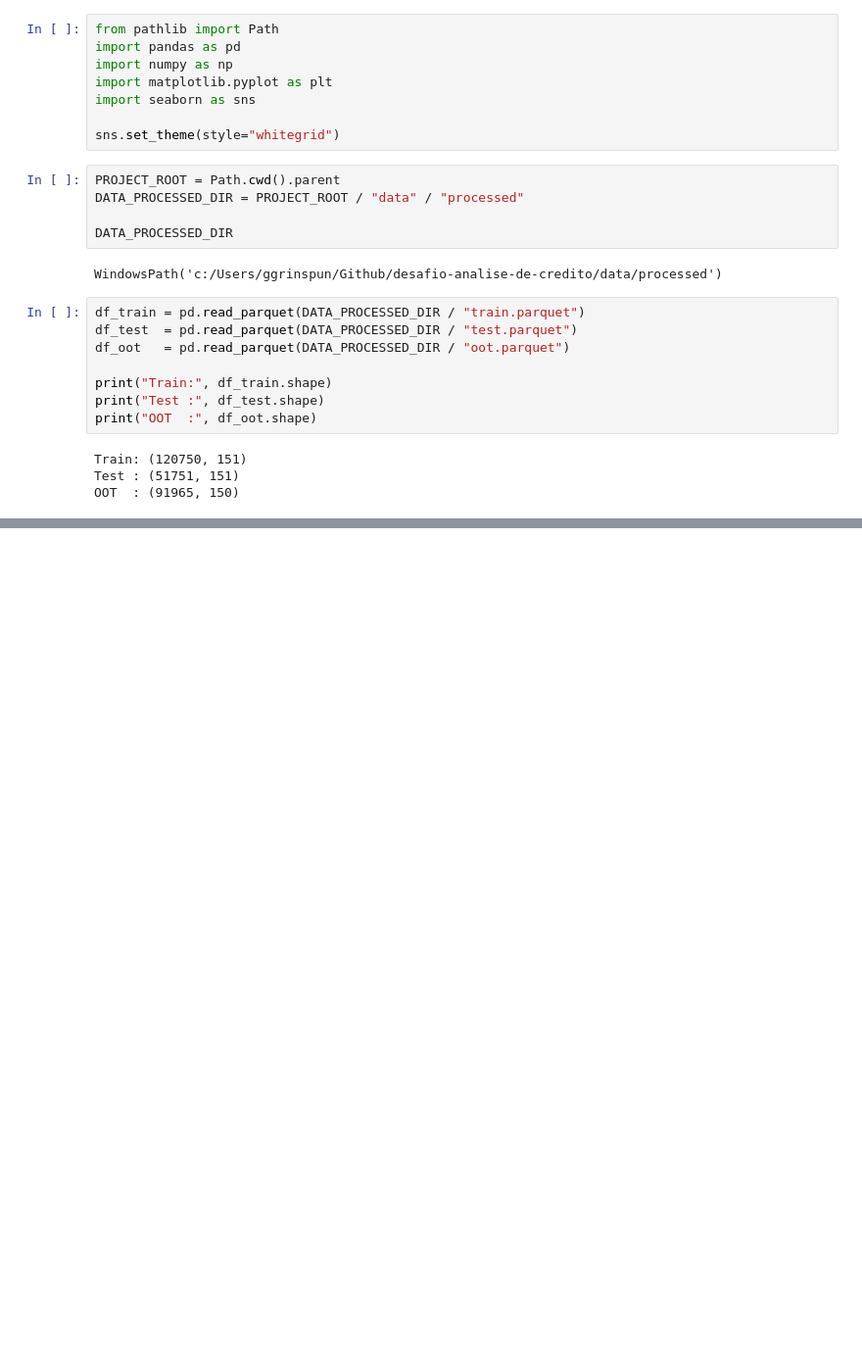
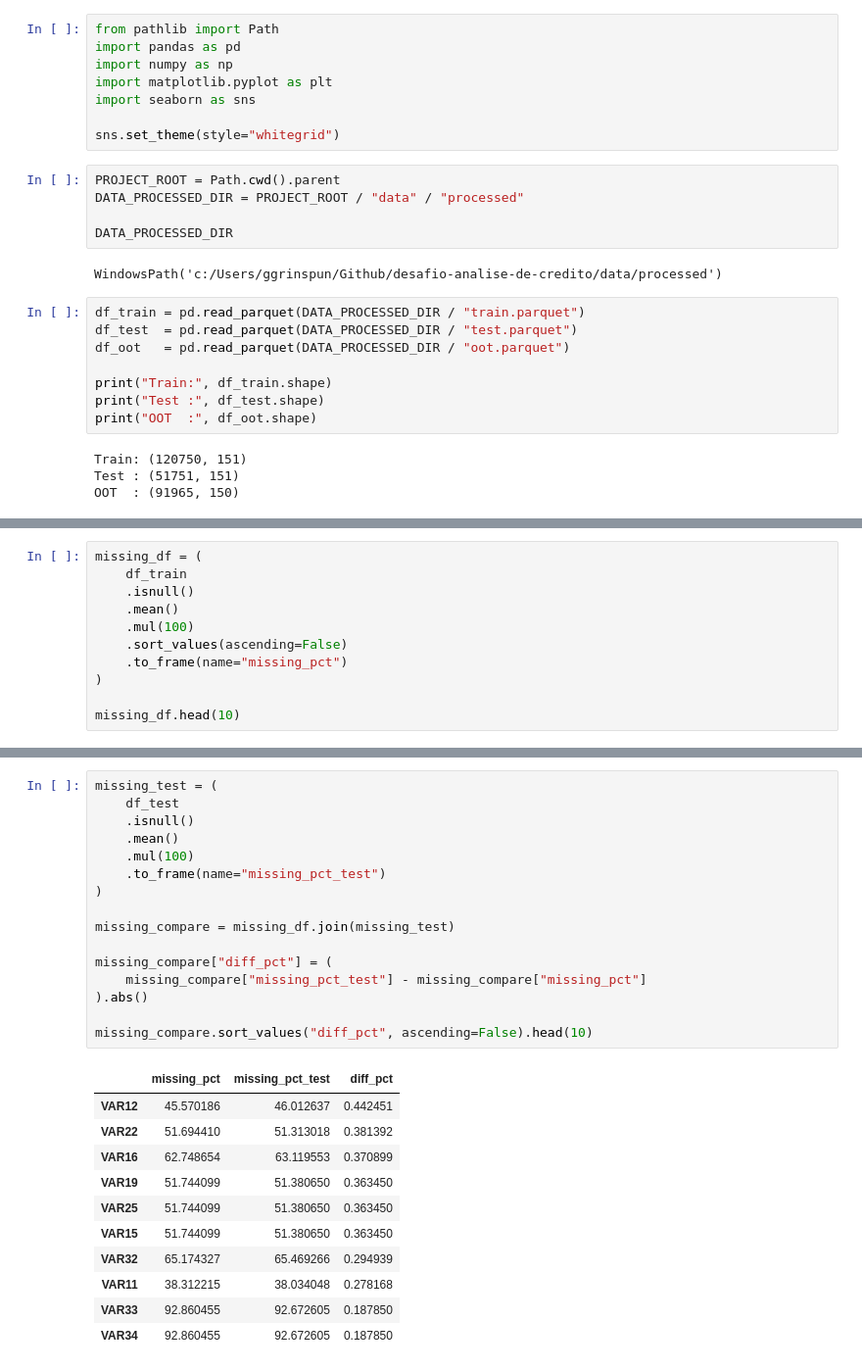
Before and after one commit to GGrinspun/desafio-analise-de-credito, a Jupyter notebook: notebooks/01_eda.ipynb, the cells around one changed output, grey strips where cells are left out. Shown at 98% size. Drawn from its saved outputs; the diff is of its cells as text; blank space fills up the shorter version.

```diff
--- a/notebooks/01_eda.ipynb
+++ b/notebooks/01_eda.ipynb
@@ -36,0 +52,11 @@ OOT  : (91965, 150)
+# %%
+missing_df = (
+    df_train
+    .isnull()
+    .mean()
+    .mul(100)
+    .sort_values(ascending=False)
+    .to_frame(name="missing_pct")
+)
+
+missing_df.head(10)
@@ -36,0 +116,28 @@ OOT  : (91965, 150)
+# %%
+missing_test = (
+    df_test
+    .isnull()
+    .mean()
+    .mul(100)
+    .to_frame(name="missing_pct_test")
+)
+
+missing_compare = missing_df.join(missing_test)
+
+missing_compare["diff_pct"] = (
+    missing_compare["missing_pct_test"] - missing_compare["missing_pct"]
+).abs()
+
+missing_compare.sort_values("diff_pct", ascending=False).head(10)
+# %% [output]
+|  | missing_pct | missing_pct_test | diff_pct |
+| VAR12 | 45.570186 | 46.012637 | 0.442451 |
+| VAR22 | 51.694410 | 51.313018 | 0.381392 |
+| VAR16 | 62.748654 | 63.119553 | 0.370899 |
+| VAR19 | 51.744099 | 51.380650 | 0.363450 |
+| VAR25 | 51.744099 | 51.380650 | 0.363450 |
+| VAR15 | 51.744099 | 51.380650 | 0.363450 |
+| VAR32 | 65.174327 | 65.469266 | 0.294939 |
+| VAR11 | 38.312215 | 38.034048 | 0.278168 |
+| VAR33 | 92.860455 | 92.672605 | 0.187850 |
+| VAR34 | 92.860455 | 92.672605 | 0.187850 |
```
Also changed, not shown: parts of 5 cells of this notebook.
